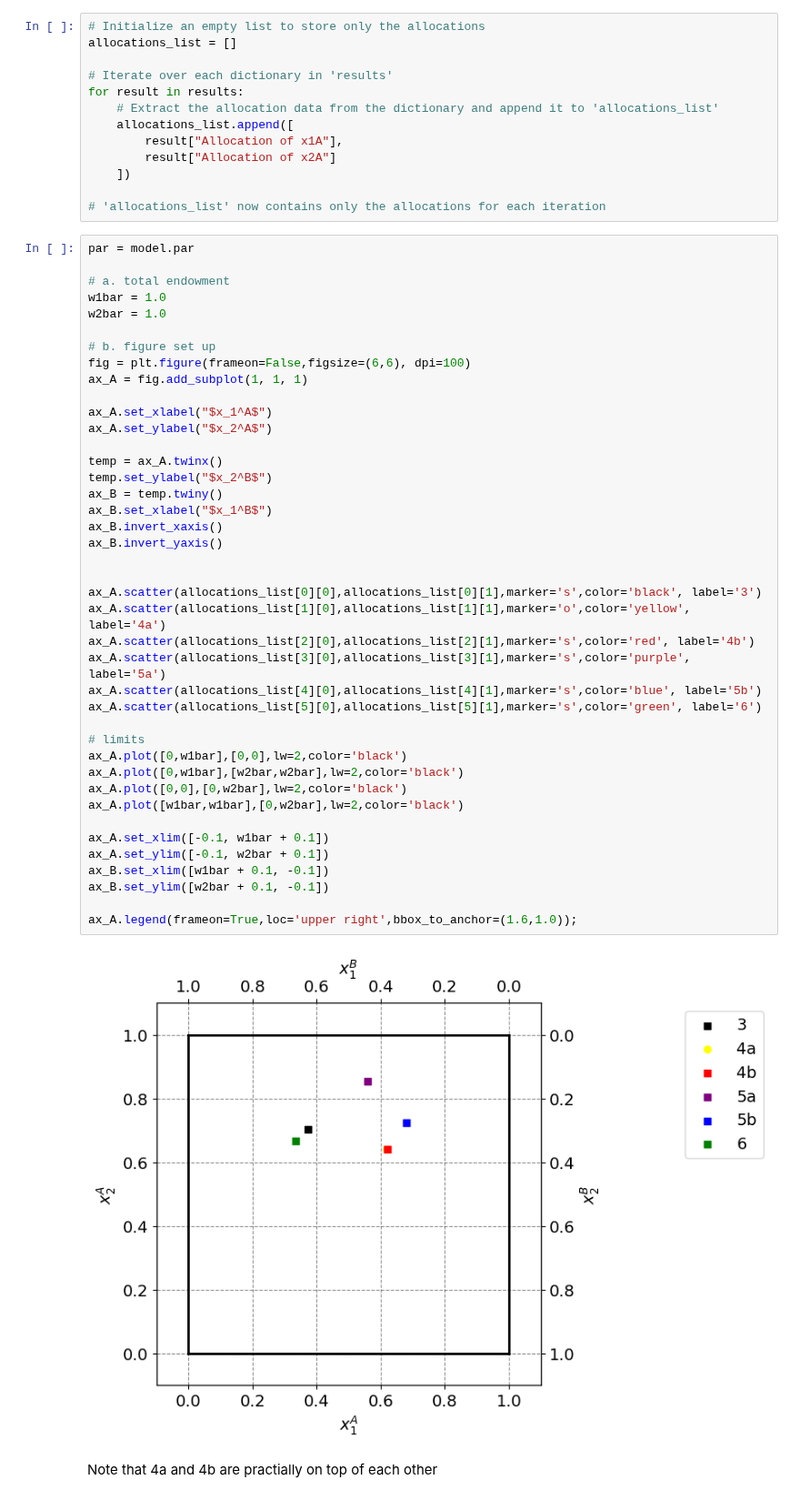
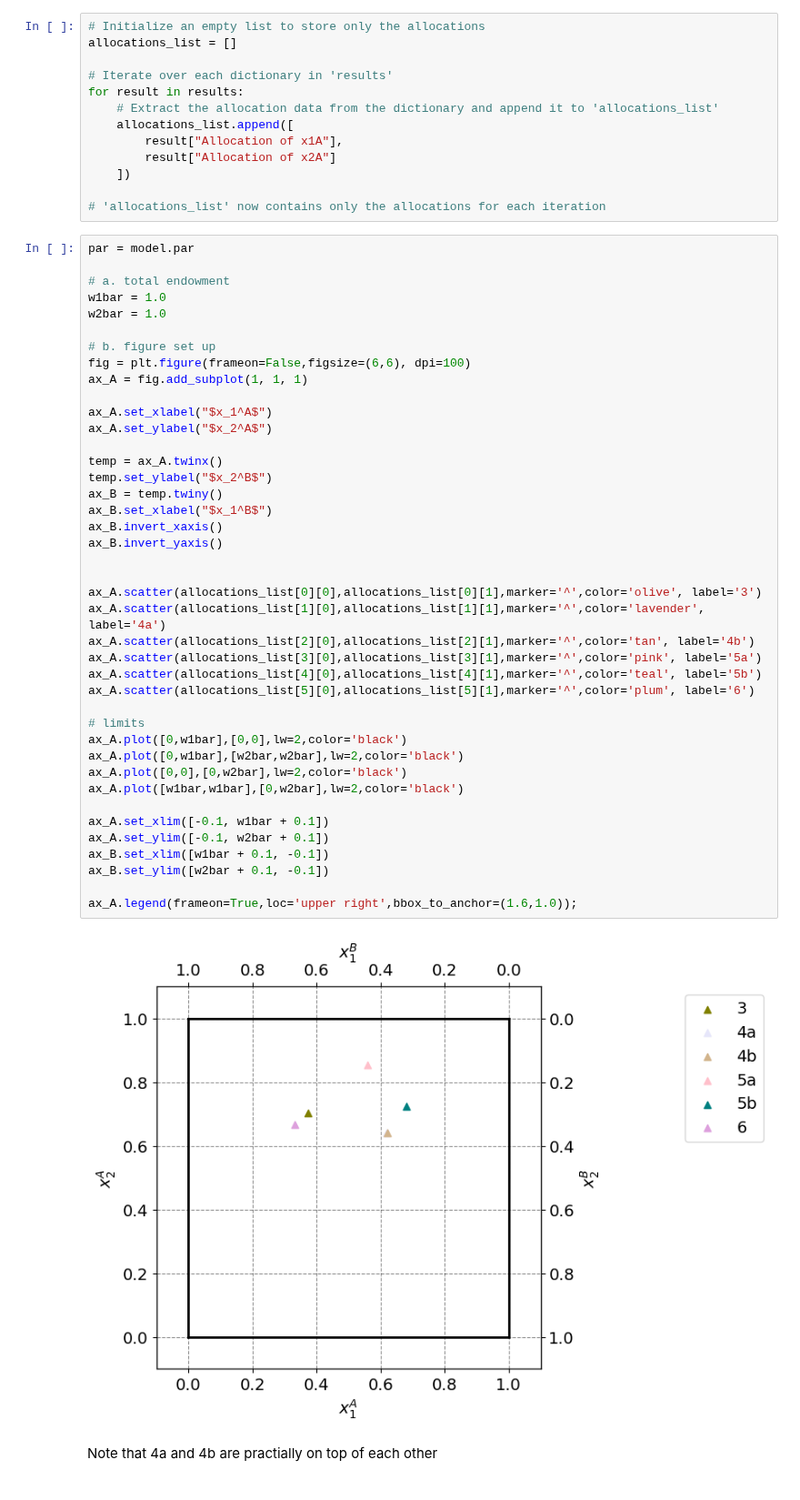
Before and after one commit to NumEconCopenhagen/projects-2024-codeonomics-crew, a Jupyter notebook: inauguralproject/inauguralproject.ipynb, the cells around one changed output. Shown at 91% size. Drawn from its saved outputs; the diff is of its cells as text.

```diff
--- a/inauguralproject/inauguralproject.ipynb
+++ b/inauguralproject/inauguralproject.ipynb
@@ -670,39 +676,39 @@ w2bar = 1.0
 
 # b. figure set up
 fig = plt.figure(frameon=False,figsize=(6,6), dpi=100)
 ax_A = fig.add_subplot(1, 1, 1)
 
 ax_A.set_xlabel("$x_1^A$")
 ax_A.set_ylabel("$x_2^A$")
 
 temp = ax_A.twinx()
 temp.set_ylabel("$x_2^B$")
 ax_B = temp.twiny()
 ax_B.set_xlabel("$x_1^B$")
 ax_B.invert_xaxis()
 ax_B.invert_yaxis()
 
 
-ax_A.scatter(allocations_list[0][0],allocations_list[0][1],marker='s',color='black', label='3')
-ax_A.scatter(allocations_list[1][0],allocations_list[1][1],marker='o',color='yellow', label='4a')
-ax_A.scatter(allocations_list[2][0],allocations_list[2][1],marker='s',color='red', label='4b')
-ax_A.scatter(allocations_list[3][0],allocations_list[3][1],marker='s',color='purple', label='5a')
-ax_A.scatter(allocations_list[4][0],allocations_list[4][1],marker='s',color='blue', label='5b')
-ax_A.scatter(allocations_list[5][0],allocations_list[5][1],marker='s',color='green', label='6')
+ax_A.scatter(allocations_list[0][0],allocations_list[0][1],marker='^',color='olive', label='3')
+ax_A.scatter(allocations_list[1][0],allocations_list[1][1],marker='^',color='lavender', label='4a')
+ax_A.scatter(allocations_list[2][0],allocations_list[2][1],marker='^',color='tan', label='4b')
+ax_A.scatter(allocations_list[3][0],allocations_list[3][1],marker='^',color='pink', label='5a')
+ax_A.scatter(allocations_list[4][0],allocations_list[4][1],marker='^',color='teal', label='5b')
+ax_A.scatter(allocations_list[5][0],allocations_list[5][1],marker='^',color='plum', label='6')
 
 # limits
 ax_A.plot([0,w1bar],[0,0],lw=2,color='black')
 ax_A.plot([0,w1bar],[w2bar,w2bar],lw=2,color='black')
 ax_A.plot([0,0],[0,w2bar],lw=2,color='black')
 ax_A.plot([w1bar,w1bar],[0,w2bar],lw=2,color='black')
 
 ax_A.set_xlim([-0.1, w1bar + 0.1])
 ax_A.set_ylim([-0.1, w2bar + 0.1])
 ax_B.set_xlim([w1bar + 0.1, -0.1])
 ax_B.set_ylim([w2bar + 0.1, -0.1])
 
 ax_A.legend(frameon=True,loc='upper right',bbox_to_anchor=(1.6,1.0));
 # %% [output]
-[figure, old version]
+[figure, new version]
 # %% [markdown]
 Note that 4a and 4b are practially on top of each other
```
Also changed, not shown: parts of 5 cells of this notebook.
